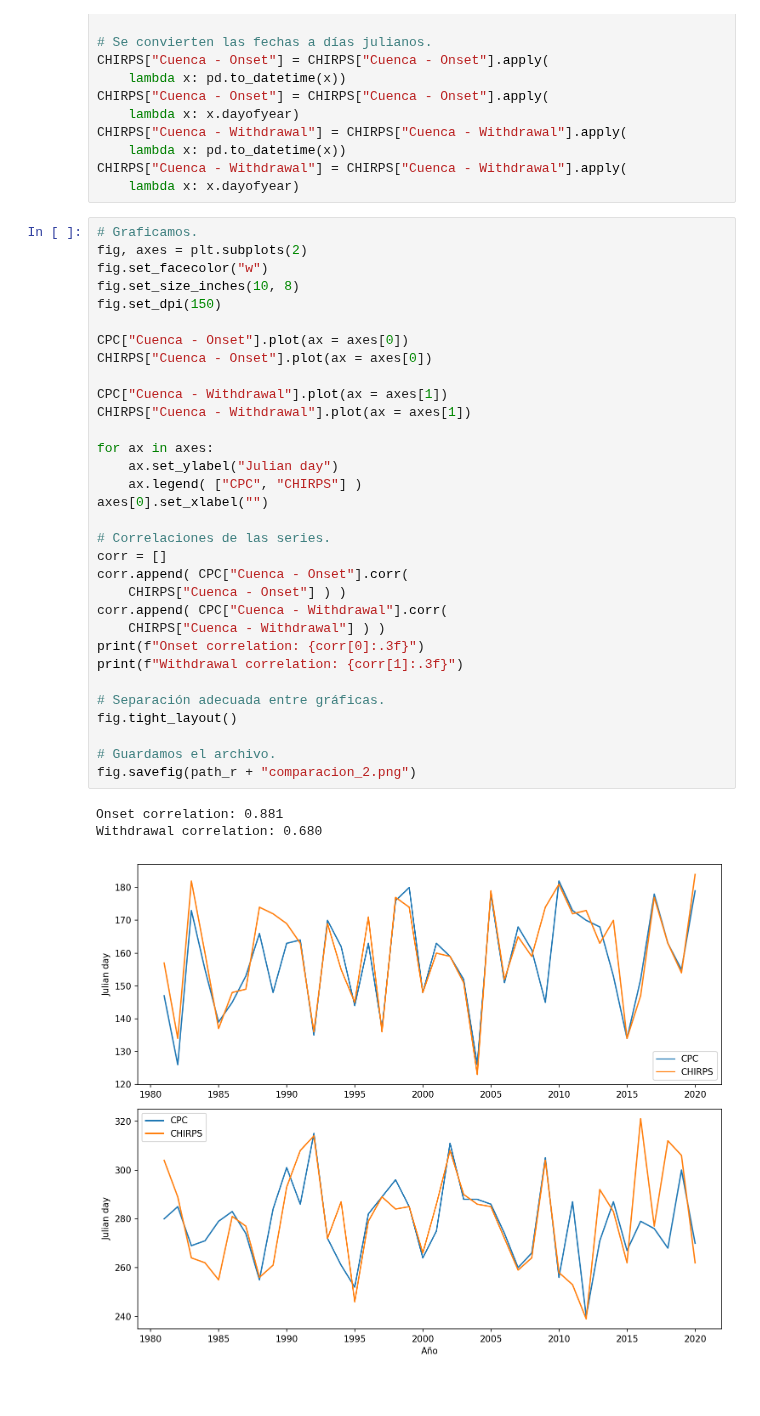
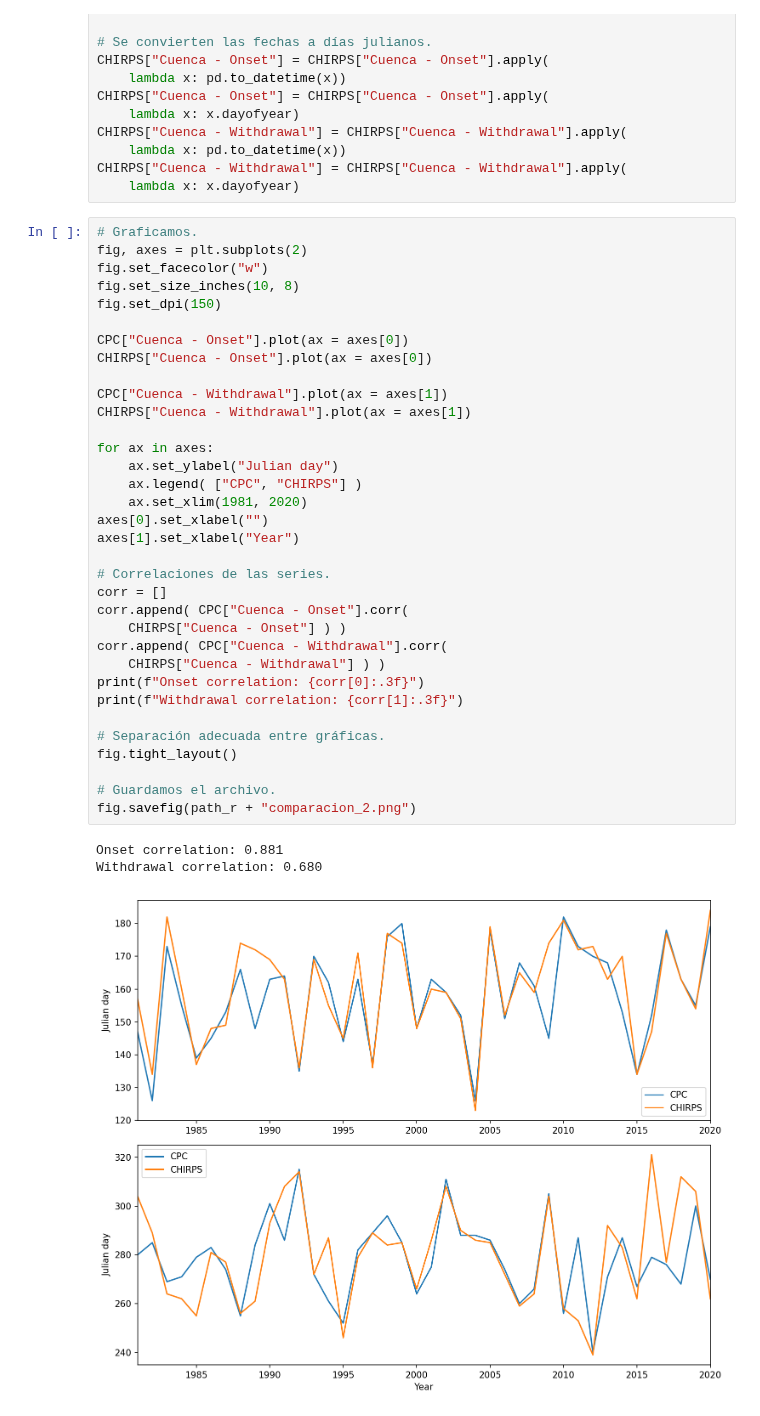
Before and after one commit to rodrigoms95/sequia, a Jupyter notebook: code/comparacion_bases.ipynb, the cells around one changed output. Saved outputs shown, nothing was run; the diff lists cells and outputs as text.

```diff
--- a/code/comparacion_bases.ipynb
+++ b/code/comparacion_bases.ipynb
@@ -62,31 +62,33 @@ fig.set_size_inches(10, 8)
 fig.set_dpi(150)
 
 CPC["Cuenca - Onset"].plot(ax = axes[0])
 CHIRPS["Cuenca - Onset"].plot(ax = axes[0])
 
 CPC["Cuenca - Withdrawal"].plot(ax = axes[1])
 CHIRPS["Cuenca - Withdrawal"].plot(ax = axes[1])
 
 for ax in axes:
     ax.set_ylabel("Julian day")
     ax.legend( ["CPC", "CHIRPS"] )
+    ax.set_xlim(1981, 2020)
 axes[0].set_xlabel("")
+axes[1].set_xlabel("Year")
 
 # Correlaciones de las series.
 corr = []
 corr.append( CPC["Cuenca - Onset"].corr(
     CHIRPS["Cuenca - Onset"] ) )
 corr.append( CPC["Cuenca - Withdrawal"].corr(
     CHIRPS["Cuenca - Withdrawal"] ) )
 print(f"Onset correlation: {corr[0]:.3f}")
 print(f"Withdrawal correlation: {corr[1]:.3f}")
 
 # Separación adecuada entre gráficas.
 fig.tight_layout()
 
 # Guardamos el archivo.
 fig.savefig(path_r + "comparacion_2.png")
 # %% [output]
 Onset correlation: 0.881
 Withdrawal correlation: 0.680
-[figure, old version]
+[figure, new version]
```
Also changed, not shown: parts of 1 cell of this notebook, 3 other files.
